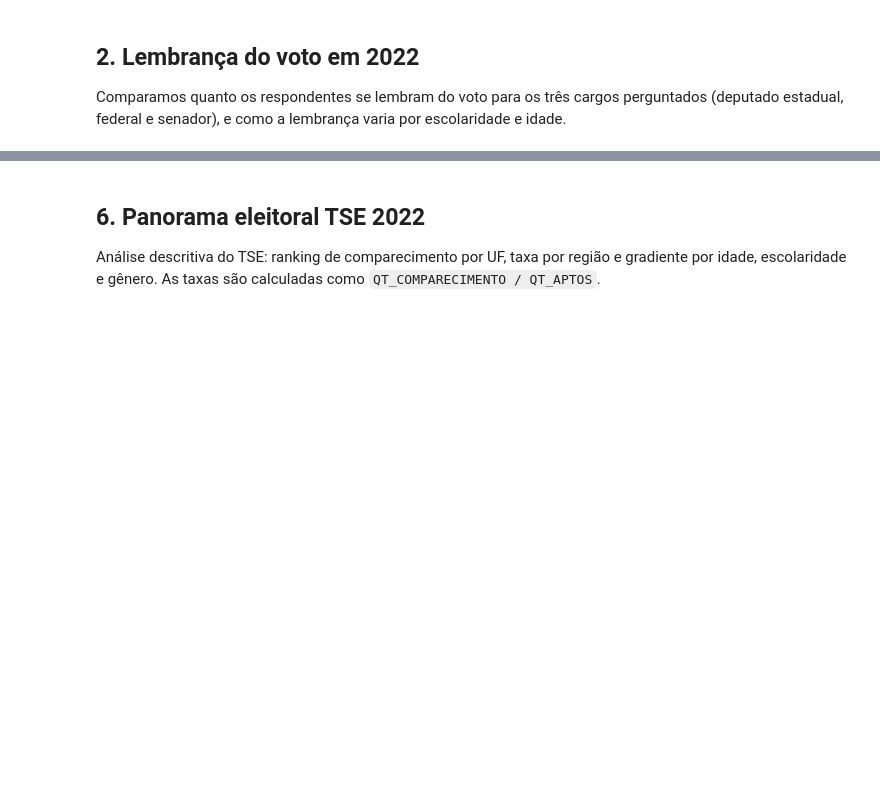
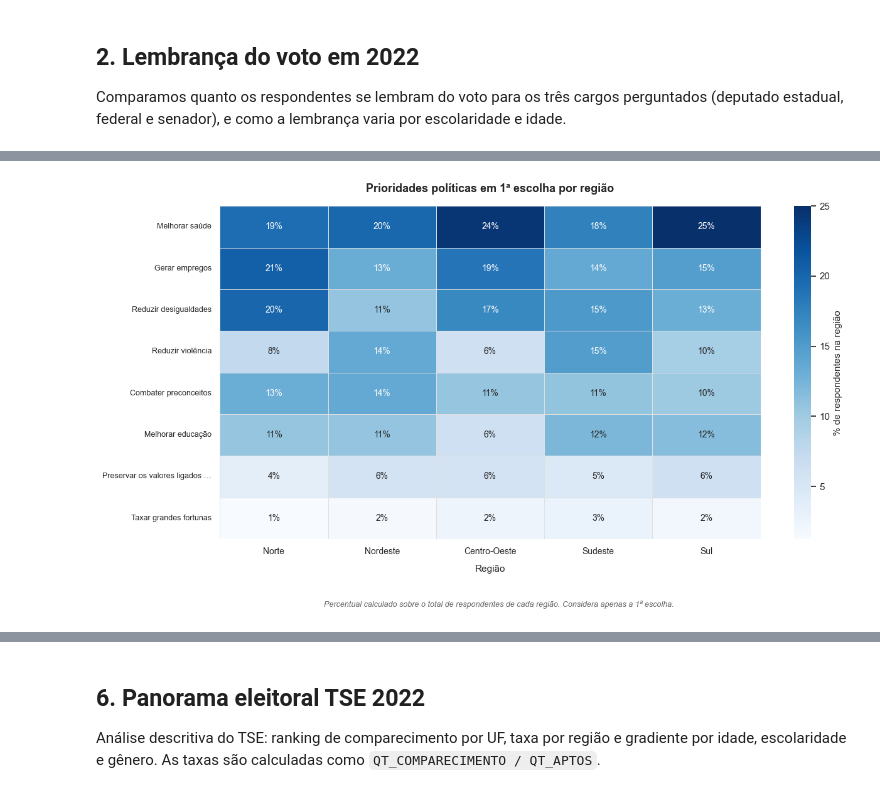
Before and after one commit to edfeherr/projeto-eda-democracia, a Jupyter notebook: notebooks/02_analises_exploratorias.ipynb, the cells around one changed output, grey strips where cells are left out. Drawn from its saved outputs; the diff is of its cells as text; code cells hidden in the pictures; blank space fills up the shorter version.

```diff
--- a/notebooks/02_analises_exploratorias.ipynb
+++ b/notebooks/02_analises_exploratorias.ipynb
@@ -378,18 +460,66 @@ plt.show()
 # %%
-# Heatmap prioridade × região (top 6 prioridades, normalizado por região).
-# Cada coluna soma ~100% — facilita ver onde cada prioridade pesa mais.
-top_prios = df_cesop["P_02_1"].value_counts().head(6).index
-df_h = df_cesop[df_cesop["P_02_1"].isin(top_prios)]
-ct_pr = pd.crosstab(df_h["P_02_1"], df_h["REGIAO"], normalize="columns") * 100
+# === Gráfico 3: Heatmap — prioridades em 1ª escolha por região ===
+# Denominador: total de respondentes de cada região (independente de responder P_02_1).
+REGIAO_DISPLAY_HM = {
+    "NORTE": "Norte", "NORDESTE": "Nordeste", "SUL": "Sul",
+    "SUDESTE": "Sudeste", "CENTRO OESTE": "Centro-Oeste",
+}
+ORDEM_REGIOES_HM = ["Norte", "Nordeste", "Centro-Oeste", "Sudeste", "Sul"]
 
-fig, ax = plt.subplots(figsize=(11, 5))
-sns.heatmap(ct_pr, annot=True, fmt=".0f", cmap="YlOrRd", ax=ax,
-            cbar_kws={"label": "% dentro da região"})
-ax.set_title("Prioridade em 1º lugar × Região (% dentro da região)")
-ax.set_xlabel("Região")
+# Top 8 prioridades em 1ª escolha para evitar heatmap poluído.
+top8_orig  = df_cesop["P_02_1"].value_counts().head(8).index.tolist()
+top8_abrev = [_abrev_prio(p) for p in top8_orig]
+
+df_hm = df_cesop.assign(
+    P_ABREV     = df_cesop["P_02_1"].map(_abrev_prio),
+    REGIAO_DISP = df_cesop["REGIAO"].map(REGIAO_DISPLAY_HM),
+)
+
+# Total de respondentes por região (inclui quem não respondeu P_02_1).
+regiao_totals = df_hm.dropna(subset=["REGIAO_DISP"])["REGIAO_DISP"].value_counts()
+
+# Contagem bruta de escolhas por prioridade × região.
+ct_abs = pd.crosstab(
+    df_hm.dropna(subset=["P_ABREV", "REGIAO_DISP"])["P_ABREV"],
+    df_hm.dropna(subset=["P_ABREV", "REGIAO_DISP"])["REGIAO_DISP"],
+)
+ct_pr = ct_abs.div(regiao_totals, axis=1) * 100
+ct_pr = ct_pr.fillna(0)
+
+# Reordena linhas (por frequência geral) e colunas (ordem geográfica padrão).
+ct_pr = ct_pr.reindex(
+    index   = [p for p in top8_abrev if p in ct_pr.index],
+    columns = [r for r in ORDEM_REGIOES_HM if r in ct_pr.columns],
+)
+
+# Anotações com sufixo % — clareza do tipo de valor sem sobrecarregar o título.
+annot = ct_pr.round(0).astype(int).astype(str) + "%"
+
+fig, ax = plt.subplots(figsize=(13, 7))
+sns.heatmap(
+    ct_pr,
+    annot=annot, fmt="",
+    cmap="Blues",
+    ax=ax,
+    linewidths=0.5, linecolor="#e0e0e0",
+    cbar_kws={"label": "% de respondentes na região"},
+    annot_kws={"size": 10},
+)
+ax.set_title("Prioridades políticas em 1ª escolha por região", pad=16)
+ax.set_xlabel("Região", labelpad=10)
 ax.set_ylabel("")
-plt.tight_layout()
+ax.tick_params(axis="x", rotation=0, labelsize=10)
+ax.tick_params(axis="y", rotation=0, labelsize=9)
+
+fig.text(
+    0.5, 0.01,
+    "Percentual calculado sobre o total de respondentes de cada região. Considera apenas a 1ª escolha.",
+    ha="center", fontsize=9, color="#666666", style="italic",
+)
+plt.tight_layout(rect=[0, 0.06, 1, 1])
 plt.show()
+# %% [output]
+[figure, added]
 # %% [markdown]
 ## 4. Combate às fake news
 
```
Also changed, not shown: parts of 19 cells of this notebook.
